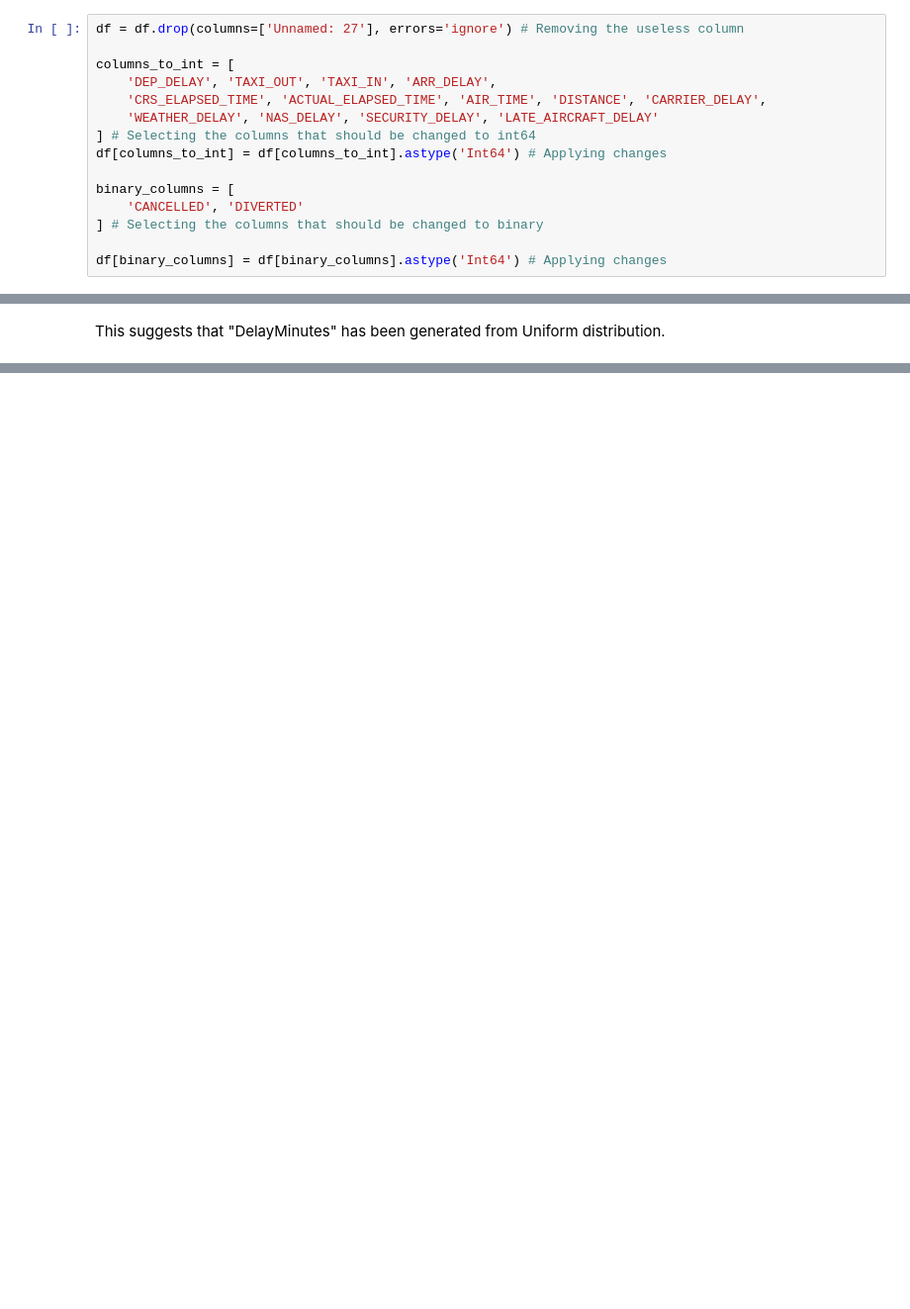
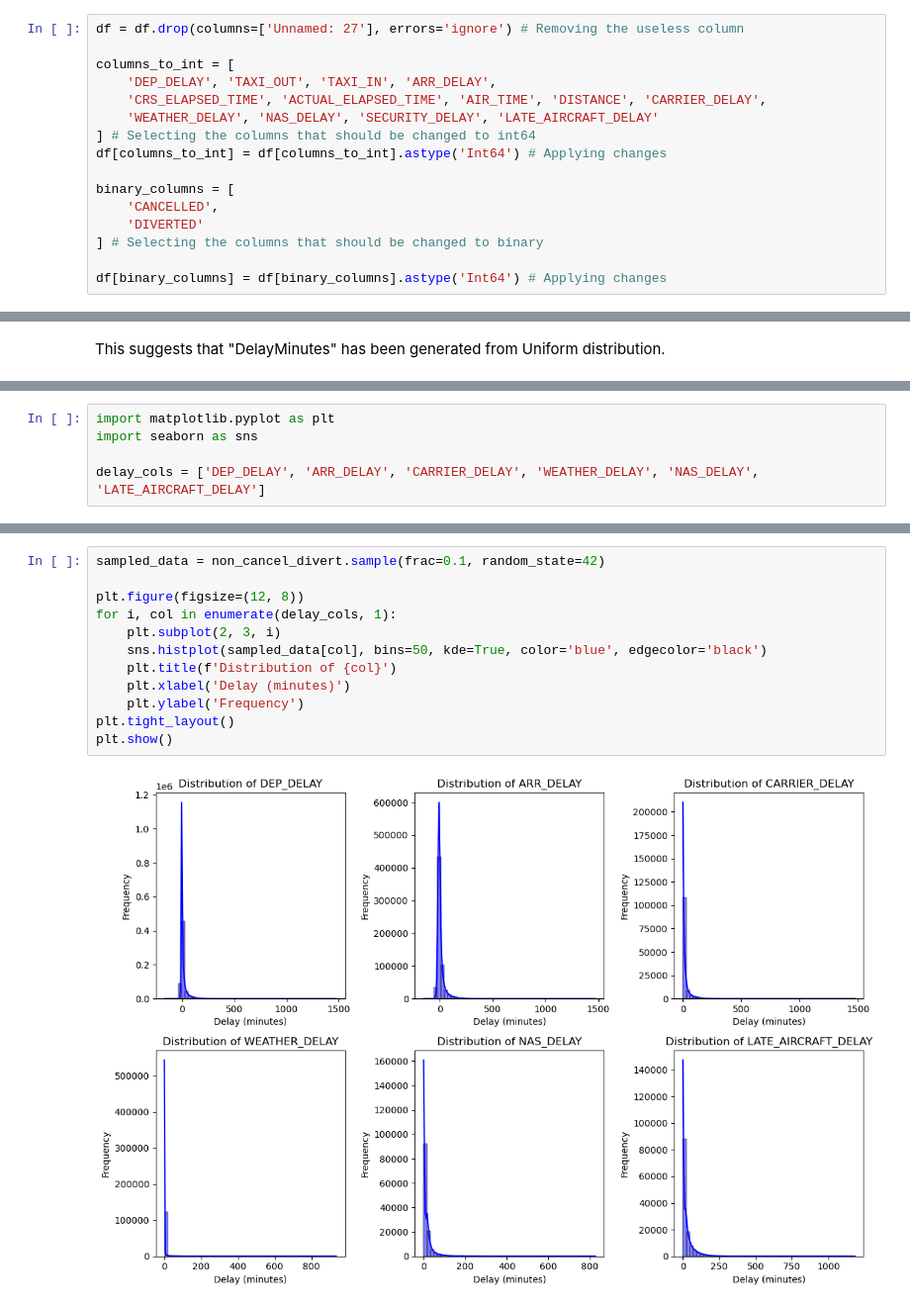
Before and after one commit to importb/predicting-flight-delays, a Jupyter notebook: Notebook_On_2015_dataset.ipynb, the cells around one changed output, grey strips where cells are left out. Shown at 99% size. Drawn from its saved outputs; the diff is of its cells as text; blank space fills up the shorter version.

```diff
--- a/Notebook_On_2015_dataset.ipynb
+++ b/Notebook_On_2015_dataset.ipynb
@@ -140,7 +143,8 @@ columns_to_int = [
 df[columns_to_int] = df[columns_to_int].astype('Int64') # Applying changes
 
 binary_columns = [
-    'CANCELLED', 'DIVERTED'
+    'CANCELLED',
+    'DIVERTED'
 ] # Selecting the columns that should be changed to binary
 
 df[binary_columns] = df[binary_columns].astype('Int64') # Applying changes
@@ -1025,0 +1034,5 @@ This suggests that "DelayMinutes" has been generated from Uniform distribution.
+# %%
+import matplotlib.pyplot as plt
+import seaborn as sns
+
+delay_cols = ['DEP_DELAY', 'ARR_DELAY', 'CARRIER_DELAY', 'WEATHER_DELAY', 'NAS_DELAY', 'LATE_AIRCRAFT_DELAY']
@@ -1025,0 +1060,14 @@ This suggests that "DelayMinutes" has been generated from Uniform distribution.
+# %%
+sampled_data = non_cancel_divert.sample(frac=0.1, random_state=42)
+
+plt.figure(figsize=(12, 8))
+for i, col in enumerate(delay_cols, 1):
+    plt.subplot(2, 3, i)
+    sns.histplot(sampled_data[col], bins=50, kde=True, color='blue', edgecolor='black')
+    plt.title(f'Distribution of {col}')
+    plt.xlabel('Delay (minutes)')
+    plt.ylabel('Frequency')
+plt.tight_layout()
+plt.show()
+# %% [output]
+[figure, added]
```
Also changed, not shown: parts of 22 cells of this notebook.
